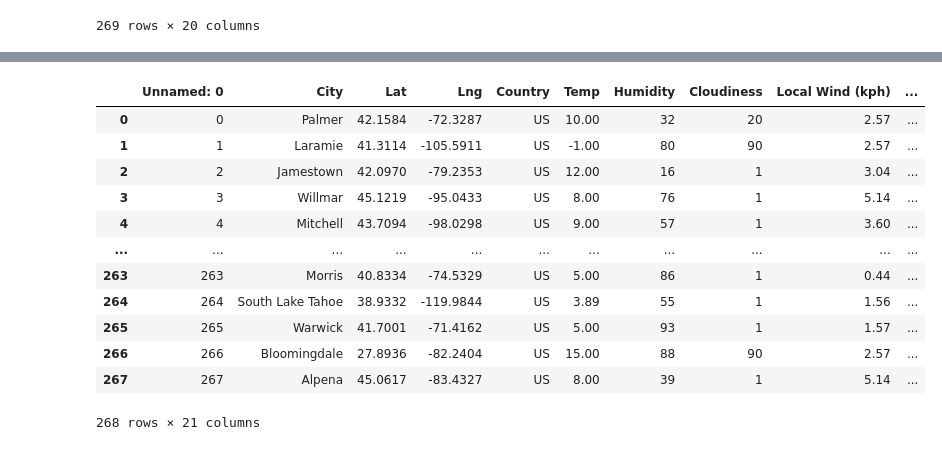
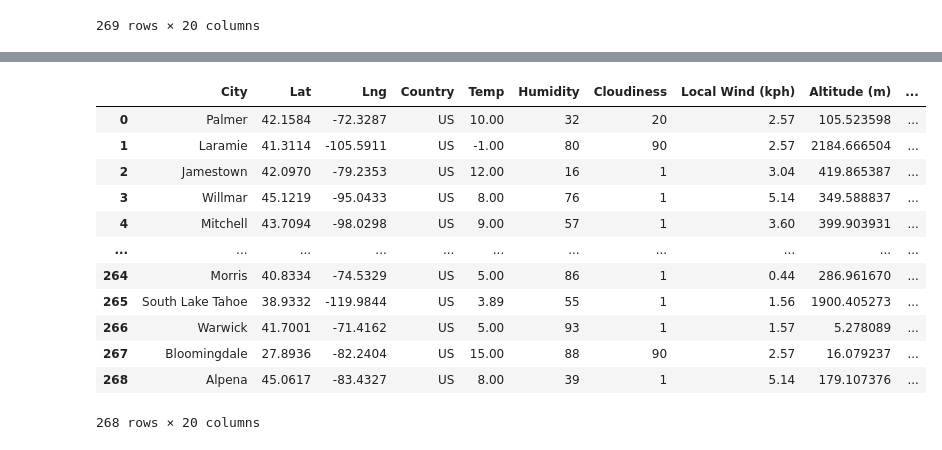
Before and after one commit to domaica/group4_project1, a Jupyter notebook: group4_project1_solution/1_EXTRACTION_solar_wind_hydro.ipynb, the cells around one changed output, grey strips where cells are left out. Drawn from its saved outputs; the diff is of its cells as text; code cells hidden in the pictures.

```diff
--- a/group4_project1_solution/1_EXTRACTION_solar_wind_hydro.ipynb
+++ b/group4_project1_solution/1_EXTRACTION_solar_wind_hydro.ipynb
@@ -890,21 +847,21 @@ merged_data_df = merged_data_df.to_csv('merged_data_df.csv')
 # %%
-merged_data_df = pd.read_csv('merged_data_df.csv')
+merged_data_df = pd.read_csv('data/merged_data_df.csv')
 # merged_data_df
 
 merged_data_df = merged_data_df.dropna()
 # merged_data_df
 merged_data_df
 # %% [output]
-|  | Unnamed: 0 | City | Lat | Lng | Country | Temp | Humidity | Cloudiness | Local Wind (kph) | ... |
-| 0 | 0 | Palmer | 42.1584 | -72.3287 | US | 10.00 | 32 | 20 | 2.57 | ... |
-| 1 | 1 | Laramie | 41.3114 | -105.5911 | US | -1.00 | 80 | 90 | 2.57 | ... |
-| 2 | 2 | Jamestown | 42.0970 | -79.2353 | US | 12.00 | 16 | 1 | 3.04 | ... |
-| 3 | 3 | Willmar | 45.1219 | -95.0433 | US | 8.00 | 76 | 1 | 5.14 | ... |
-| 4 | 4 | Mitchell | 43.7094 | -98.0298 | US | 9.00 | 57 | 1 | 3.60 | ... |
+|  | City | Lat | Lng | Country | Temp | Humidity | Cloudiness | Local Wind (kph) | Altitude (m) | ... |
+| 0 | Palmer | 42.1584 | -72.3287 | US | 10.00 | 32 | 20 | 2.57 | 105.523598 | ... |
+| 1 | Laramie | 41.3114 | -105.5911 | US | -1.00 | 80 | 90 | 2.57 | 2184.666504 | ... |
+| 2 | Jamestown | 42.0970 | -79.2353 | US | 12.00 | 16 | 1 | 3.04 | 419.865387 | ... |
+| 3 | Willmar | 45.1219 | -95.0433 | US | 8.00 | 76 | 1 | 5.14 | 349.588837 | ... |
+| 4 | Mitchell | 43.7094 | -98.0298 | US | 9.00 | 57 | 1 | 3.60 | 399.903931 | ... |
 | ... | ... | ... | ... | ... | ... | ... | ... | ... | ... | ... |
-| 263 | 263 | Morris | 40.8334 | -74.5329 | US | 5.00 | 86 | 1 | 0.44 | ... |
-| 264 | 264 | South Lake Tahoe | 38.9332 | -119.9844 | US | 3.89 | 55 | 1 | 1.56 | ... |
-| 265 | 265 | Warwick | 41.7001 | -71.4162 | US | 5.00 | 93 | 1 | 1.57 | ... |
-| 266 | 266 | Bloomingdale | 27.8936 | -82.2404 | US | 15.00 | 88 | 90 | 2.57 | ... |
-| 267 | 267 | Alpena | 45.0617 | -83.4327 | US | 8.00 | 39 | 1 | 5.14 | ... |
+| 264 | Morris | 40.8334 | -74.5329 | US | 5.00 | 86 | 1 | 0.44 | 286.961670 | ... |
+| 265 | South Lake Tahoe | 38.9332 | -119.9844 | US | 3.89 | 55 | 1 | 1.56 | 1900.405273 | ... |
+| 266 | Warwick | 41.7001 | -71.4162 | US | 5.00 | 93 | 1 | 1.57 | 5.278089 | ... |
+| 267 | Bloomingdale | 27.8936 | -82.2404 | US | 15.00 | 88 | 90 | 2.57 | 16.079237 | ... |
+| 268 | Alpena | 45.0617 | -83.4327 | US | 8.00 | 39 | 1 | 5.14 | 179.107376 | ... |
-268 rows × 21 columns
+268 rows × 20 columns
```
Also changed, not shown: parts of 18 cells of this notebook, 15 other files.
